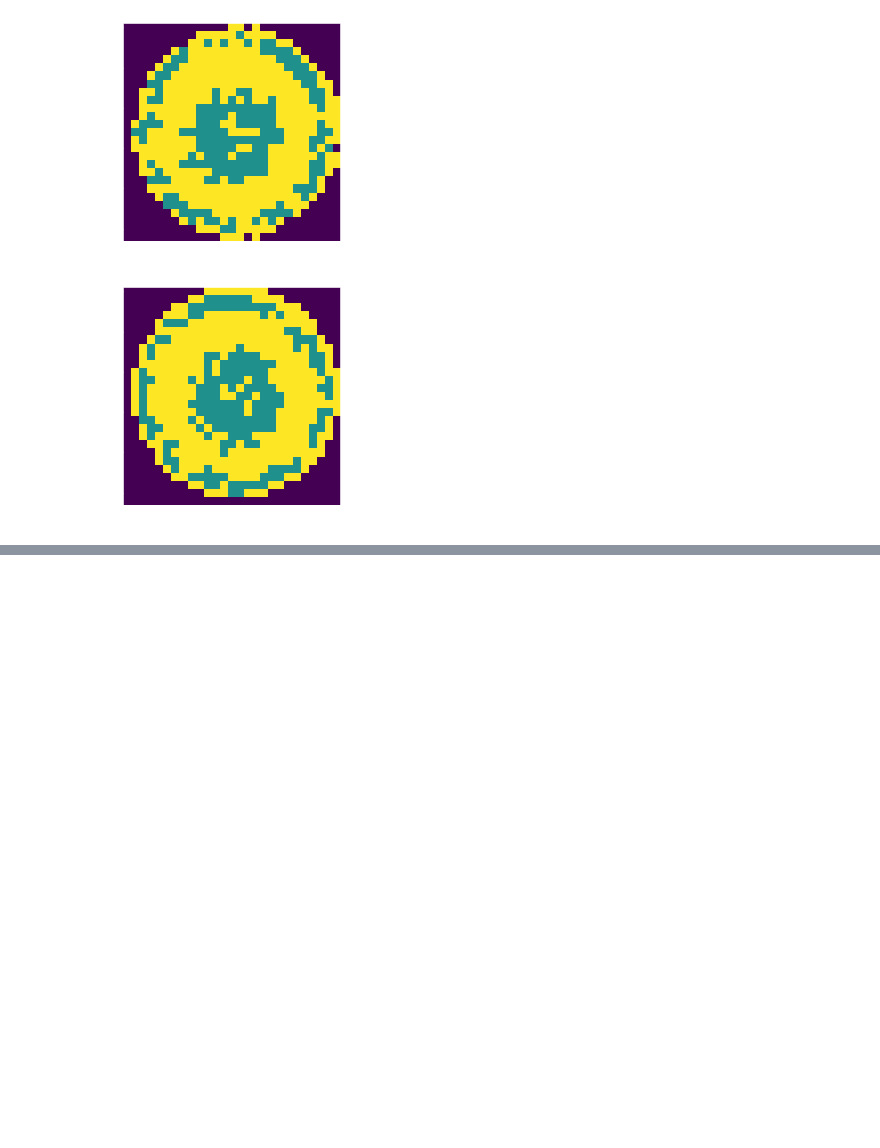
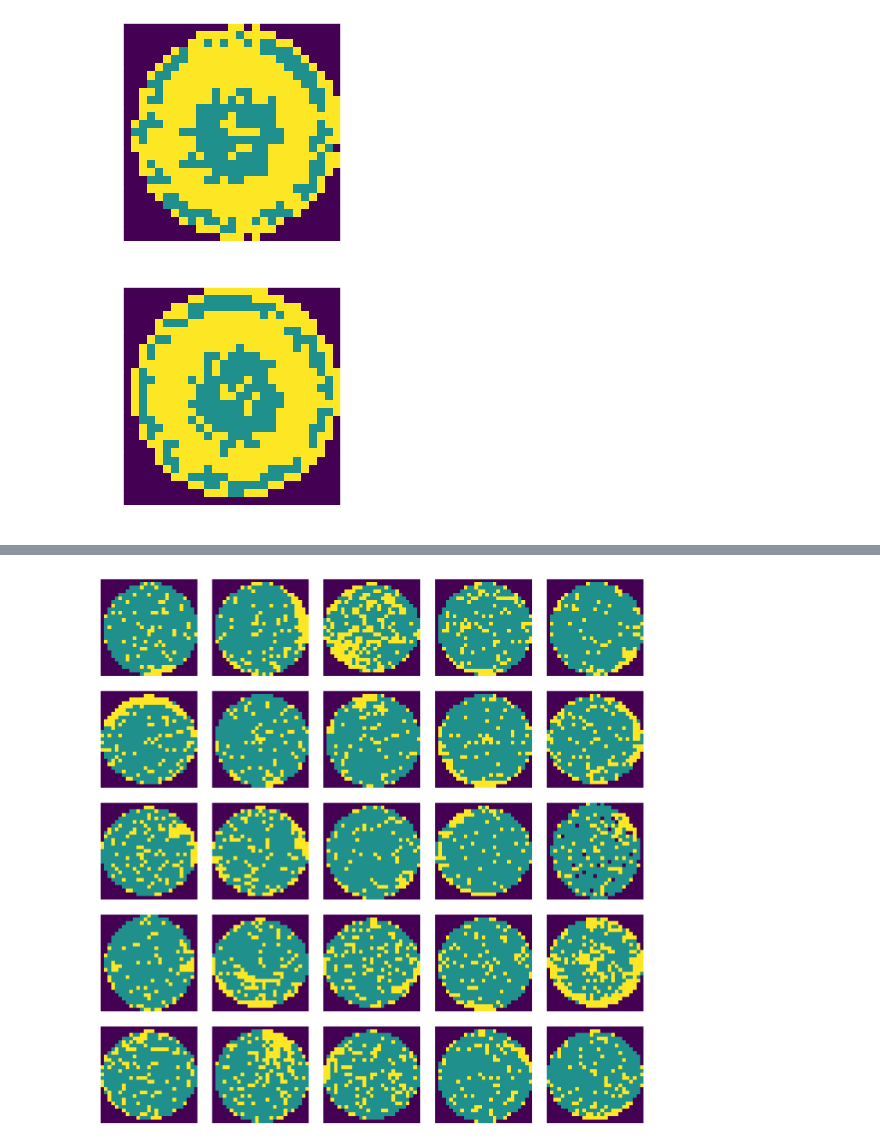
Before and after one commit to JeongSeo74/DeepLearning-CS230, a Jupyter notebook: Wafer Map Classification_modify.ipynb, the cells around one changed output, grey strips where cells are left out. Saved outputs shown, nothing was run; the diff lists cells and outputs as text; code cells hidden in the pictures; blank space fills up the shorter version.

```diff
--- a/Wafer Map Classification_modify.ipynb
+++ b/Wafer Map Classification_modify.ipynb
@@ -544,0 +636,22 @@ Normalized confusion matrix
+# %%
+#Draw misclassified image
+#Edge-Loc (local)
+cnt = 0
+fig, ax = plt.subplots(nrows = 5, ncols = 5, figsize=(20, 20))
+ax = ax.ravel(order='C')
+j=0
+for i in range(len(mis_index[0])):
+        if faulty_case[int(y_test_decode[mis_index[0][i]])] == 'Edge-Loc':
+            img = px_test[mis_index[0][i]]
+            ax[j].imshow(img)
+            ax[j].set_title('Predicted: {}'.format(faulty_case[int(y_pred_decode[mis_index[0][i]])]), fontsize=10)
+            ax[j].set_xlabel(faulty_case[int(y_test_decode[mis_index[0][i]])], fontsize=8)
+            ax[j].set_xticks([])
+            ax[j].set_yticks([])
+            j += 1
+        if j == 25:
+            break
+plt.tight_layout()
+plt.show()
+# %% [output]
+[figure, added]
```
Also changed, not shown: parts of 47 cells of this notebook.
